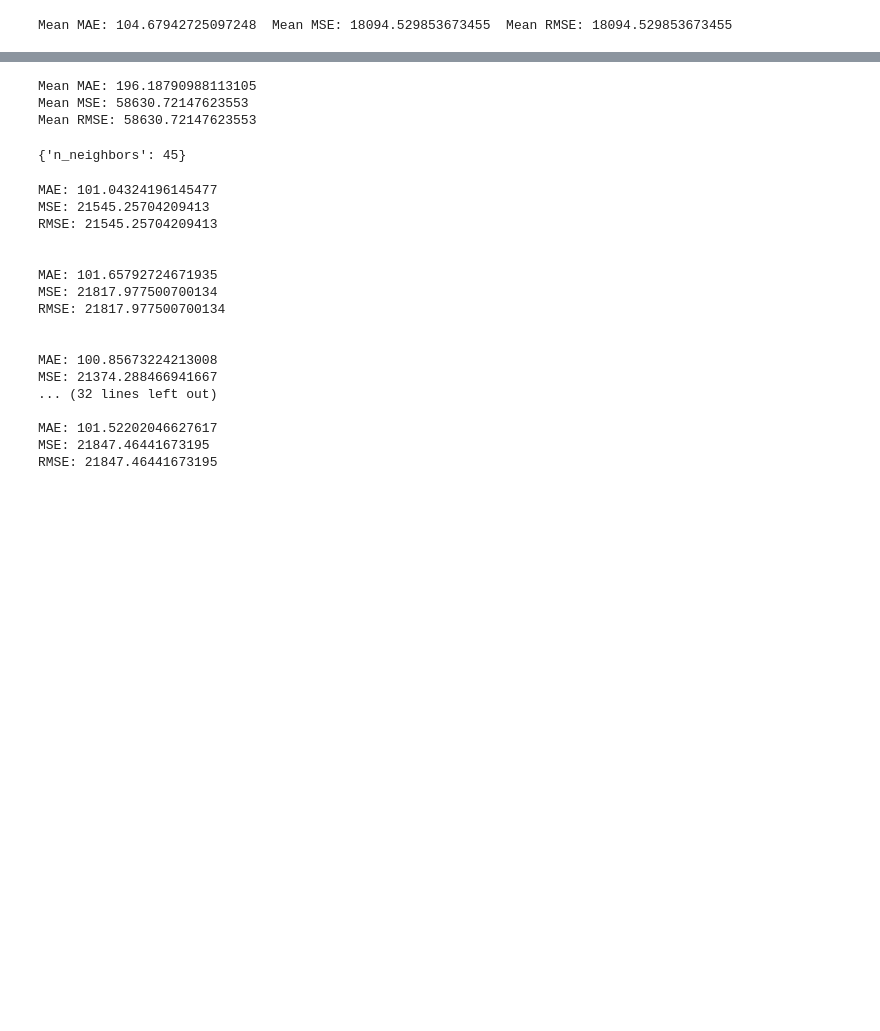
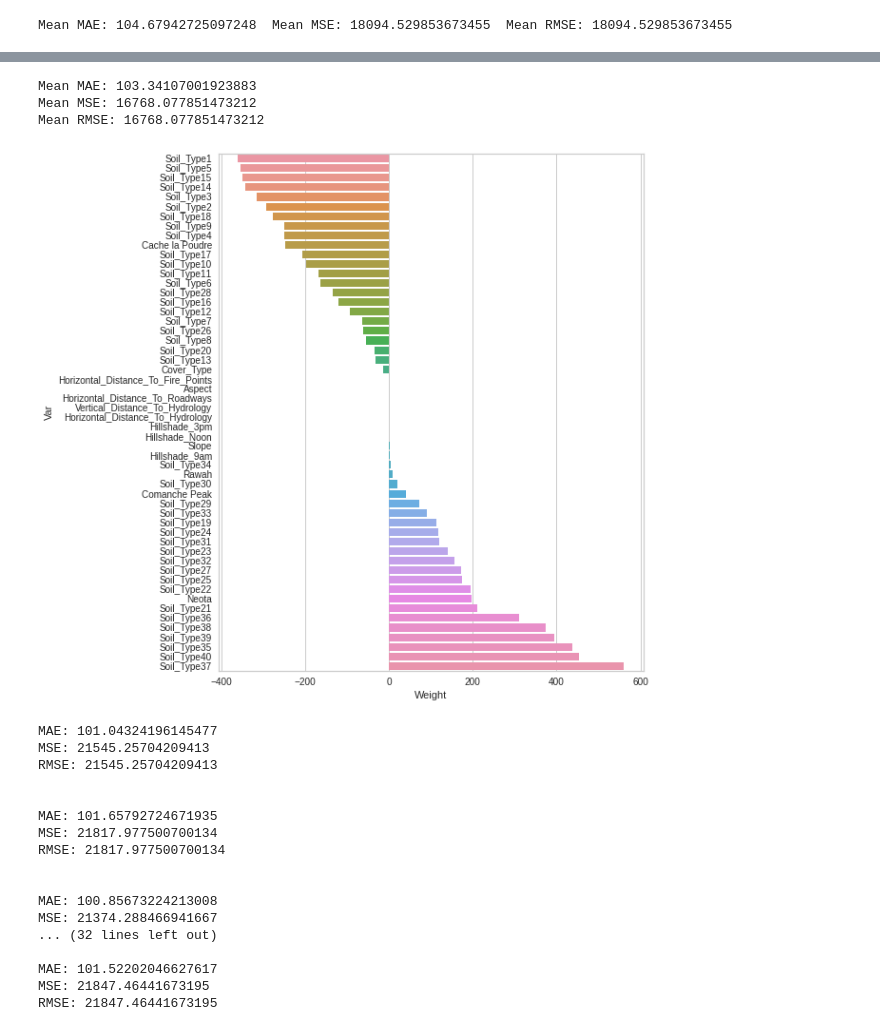
Before and after one commit to KendallScott/Machine-Learning, a Jupyter notebook: Lab 2/Lab_2.ipynb, the cells around one changed output, grey strips where cells are left out. Saved outputs shown, nothing was run; the diff lists cells and outputs as text; code cells hidden in the pictures; blank space fills up the shorter version.

```diff
--- a/Lab 2/Lab_2.ipynb
+++ b/Lab 2/Lab_2.ipynb
@@ -810,0 +814,8 @@ Linear Regression for Elevation
+# %%
+forest_cover_hot_coded_category = pd.read_csv('covtype.csv')
+# Renaming wilderness areas
+forest_cover_hot_coded_category.rename(columns={'Wilderness_Area1':'Rawah','Wilderness_Area2':'Neota','Wilderness_Area3':'Comanche Peak','Wilderness_Area4':'Cache la Poudre'},inplace=True)
+#dropping categorical variables
+forest_cover_hot_coded_category = forest_cover_hot_coded_category.select_dtypes(['number'])
+
+forest_cover_hot_coded_category.head()
@@ -811,3 +830,7 @@ Linear Regression for Elevation
+# %%
+# Make target variable and data variable
+yreg = forest_cover_hot_coded_category[['Elevation']]
+Xreg = forest_cover_hot_coded_category.loc[:, forest_cover_hot_coded_category.columns != 'Elevation']
 # %%
 lin_reg = LinearRegression()
 # %%
@@ -854,17 +893,21 @@ TypeError: ignored
     print('Mean MSE:', sum(MSE) / len(MSE))
     print('Mean RMSE:', sum(RMSE) / len(RMSE))
 # %% [output]
-Mean MAE: 196.18790988113105
-Mean MSE: 58630.72147623553
-Mean RMSE: 58630.72147623553
+Mean MAE: 103.34107001923883
+Mean MSE: 16768.077851473212
+Mean RMSE: 16768.077851473212
+# %%
+logWeights = pd.Series(lin_reg.coef_[0], index = Xreg.columns)
+logWeights = pd.DataFrame({'Var':logWeights.index, 'Weight':logWeights.values})
+logWeights = logWeights.sort_values('Weight')
+plt.figure(figsize=(8, 10))
+sns.barplot(x='Weight', y = 'Var', data = logWeights);
+# %% [output]
+[figure, added]
 # %%
 #Exceptional work grid search for tuning knn
 params = {'n_neighbors':[5,10, 15, 20, 25, 30, 35, 40, 45, 50, 55, 60, 65, 70, 75, 80]}
 
-knn = neighbors.KNeighborsRegressor()
-
-model = GridSearchCV(knn, params, cv=10)
-model.fit(X_train_reg,y_train_reg)
-model.best_params_
+GridSearch = GridSearchCV(knn, params, cv=10)
+GridSearch.fit(X_train_reg,y_train_reg)
+GridSearch.best_params_
-# %% [output]
-{'n_neighbors': 45}
```
Also changed, not shown: parts of 15 cells of this notebook.
